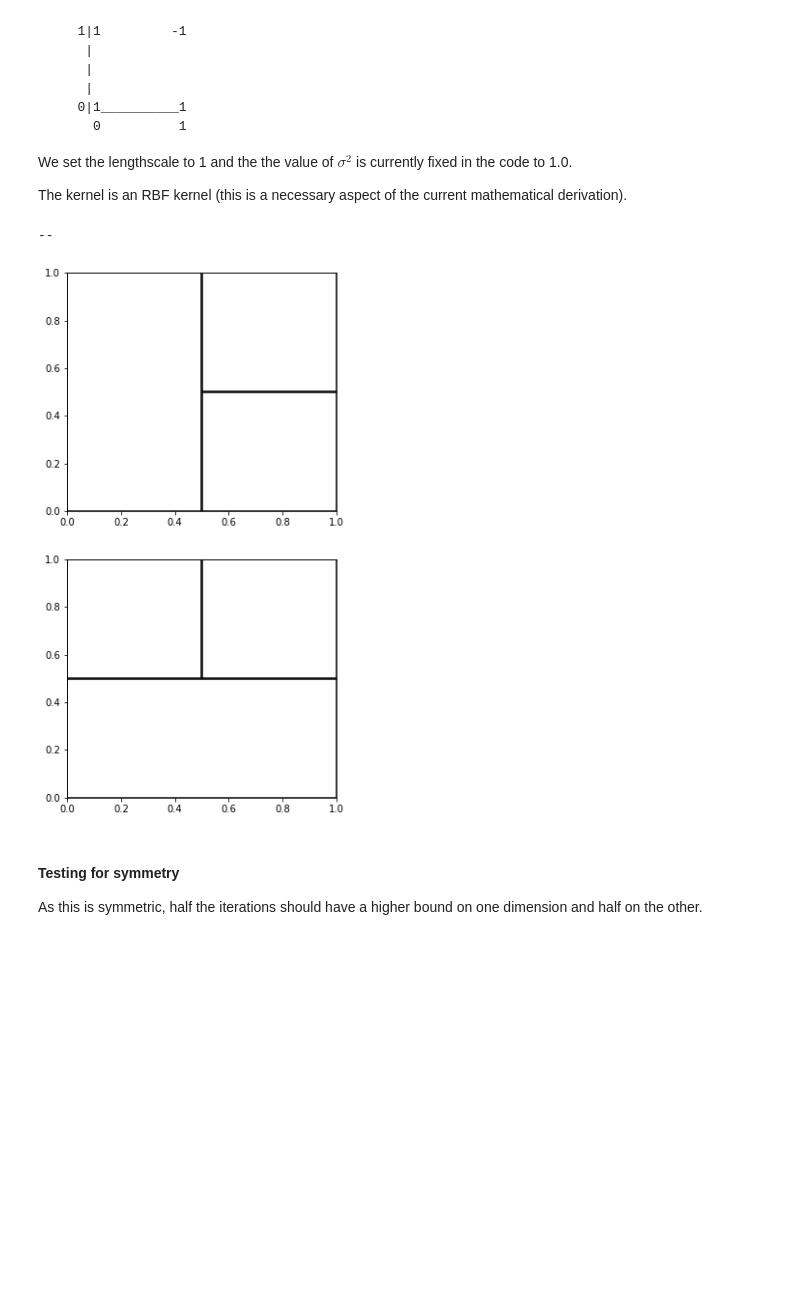
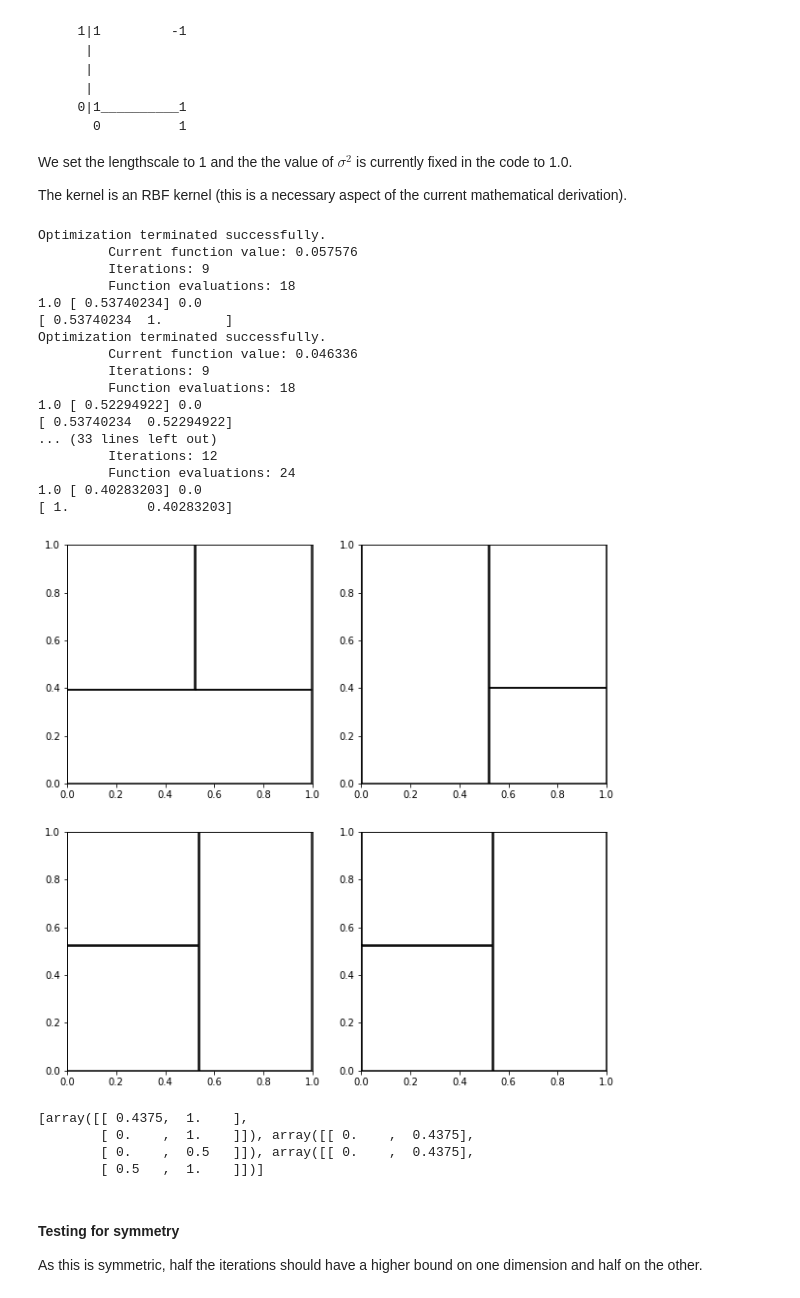
Before and after one commit to lionfish0/GPAdversarialBound, a Jupyter notebook: jupyter/Demo.ipynb, the cells around one changed output. Cells and saved outputs as stored; diff of their text form; code cells hidden in the pictures; blank space fills up the shorter version.

```diff
--- a/jupyter/Demo.ipynb
+++ b/jupyter/Demo.ipynb
@@ -18,7 +18,7 @@ import matplotlib.pyplot as plt
 %matplotlib inline
 ip = None #'54.194.231.31'
 # %%
-ip = '34.242.232.253'
-from dask_dp4gp import install_libraries_on_workers as ilow
-joblist = ['pip install -U pip','sudo apt install libgl1-mesa-glx -y','conda update scipy -y','pip install git+https://github.com/sods/paramz.git','pip install git+https://github.com/SheffieldML/GPy.git','pip install git+https://github.com/lionfish0/dp4gp.git','conda install dask-searchcv -c conda-forge -y', 'pip install git+https://github.com/lionfish0/dask_dp4gp.git', 'pip install numpy', 'conda remove argcomplete -y', 'pip install -U pip', 'pip install numpy', 'conda remove argcomplete -y', 'pip install git+https://github.com/lionfish0/hypercuboid_integrator.git','pip install git+https://github.com/lionfish0/GPAdversarialBound.git']
-ilow(ip+':8786',joblist)
+#ip = '34.242.232.253'
+#from dask_dp4gp import install_libraries_on_workers as ilow
+#joblist = ['pip install -U pip','sudo apt install libgl1-mesa-glx -y','conda update scipy -y','pip install git+https://github.com/sods/paramz.git','pip install git+https://github.com/SheffieldML/GPy.git','pip install git+https://github.com/lionfish0/dp4gp.git','conda install dask-searchcv -c conda-forge -y', 'pip install git+https://github.com/lionfish0/dask_dp4gp.git', 'pip install numpy', 'conda remove argcomplete -y', 'pip install -U pip', 'pip install numpy', 'conda remove argcomplete -y', 'pip install git+https://github.com/lionfish0/hypercuboid_integrator.git','pip install git+https://github.com/lionfish0/GPAdversarialBound.git']
+#ilow(ip+':8786',joblist)
@@ -116,25 +97,54 @@ The kernel is an RBF kernel (this is a necessary aspect of the current mathemati
 # %%
 l = 1.0
 X = np.array([[0,0],[0,1],[1,0],[1,1]])*1.0
 Y = np.array([[1,1,1,-1]]).T*1.0
 
 #positive Y:
 pos_allshifts,pos_dbinfo = getshiftbounds(X,Y,l=l,totalits=3,ip=ip)
 #print(pos_allshifts)
 #negative Y:
 print("--")
 neg_allshifts,neg_dbinfo = getshiftbounds(X,-Y,l=l,totalits=3,ip=ip)
 #print(neg_allshifts)
 
-plt.figure(figsize=[5,10])
-plt.subplot(2,1,1)
+plt.figure(figsize=[10,10])
+plt.subplot(2,2,1)
 plot2dB(neg_dbinfo[0]['B'])
 
-plt.subplot(2,1,2)
+plt.subplot(2,2,2)
 plot2dB(neg_dbinfo[1]['B'])
+
+plt.subplot(2,2,3)
+plot2dB(pos_dbinfo[0]['B'])
+
+plt.subplot(2,2,4)
+plot2dB(pos_dbinfo[1]['B'])
 # %% [output]
---
+Optimization terminated successfully.
+         Current function value: 0.057576
+         Iterations: 9
+         Function evaluations: 18
+1.0 [ 0.53740234] 0.0
+[ 0.53740234  1.        ]
+Optimization terminated successfully.
+         Current function value: 0.046336
+         Iterations: 9
+         Function evaluations: 18
+1.0 [ 0.52294922] 0.0
+[ 0.53740234  0.52294922]
+... (33 lines left out)
+         Iterations: 12
+         Function evaluations: 24
+1.0 [ 0.40283203] 0.0
+[ 1.          0.40283203]
-[figure, old version]
+[figure, new version]
+# %%
+pos_dbinfo[0]['B']
+# %% [output]
+[array([[ 0.4375,  1.    ],
+        [ 0.    ,  1.    ]]), array([[ 0.    ,  0.4375],
+        [ 0.    ,  0.5   ]]), array([[ 0.    ,  0.4375],
+        [ 0.5   ,  1.    ]])]
 # %% [markdown]
 #### Testing for symmetry
 
```
Also changed, not shown: parts of 25 cells of this notebook, 2 other files.
